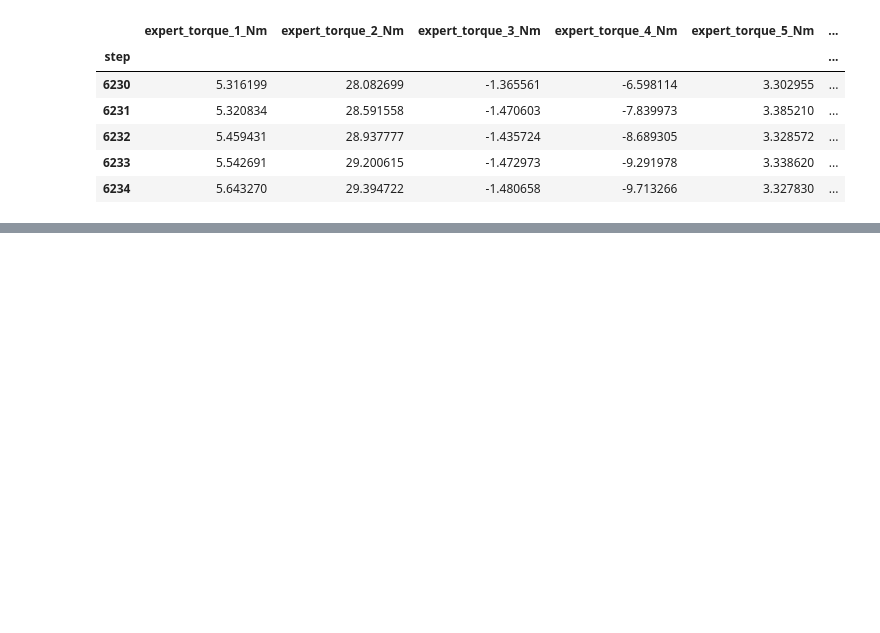
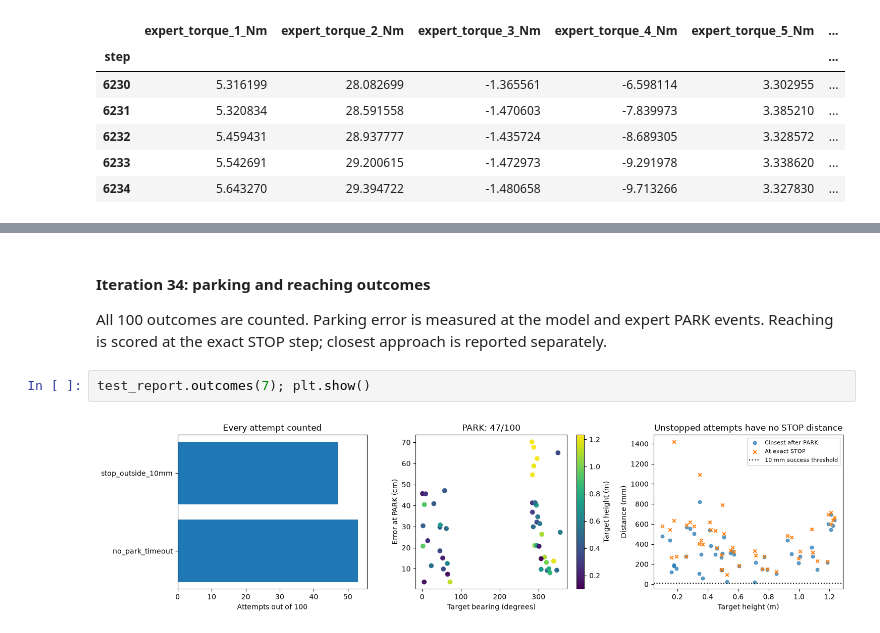
Before and after one commit to NatMota/mlai-vnc, a Jupyter notebook: v2_sensors/driving_v2/golden_dataset.ipynb, the cells around one changed output, grey strips where cells are left out. Cells and saved outputs as stored; diff of their text form; blank space fills up the shorter version.

Commit message:
Evaluate three frozen golden-data seeds and preserve exact rendering

```diff
--- a/v2_sensors/driving_v2/golden_dataset.ipynb
+++ b/v2_sensors/driving_v2/golden_dataset.ipynb
@@ -364,0 +226,8 @@ The lighthouse experiment will alternate target visibility during driving and ke
+# %% [markdown]
+#### Iteration 34: parking and reaching outcomes
+
+All 100 outcomes are counted. Parking error is measured at the model and expert PARK events. Reaching is scored at the exact STOP step; closest approach is reported separately.
+# %%
+test_report.outcomes(7); plt.show()
+# %% [output]
+[figure, added]
```
Also changed, not shown: parts of 95 cells of this notebook, 54 other files.
